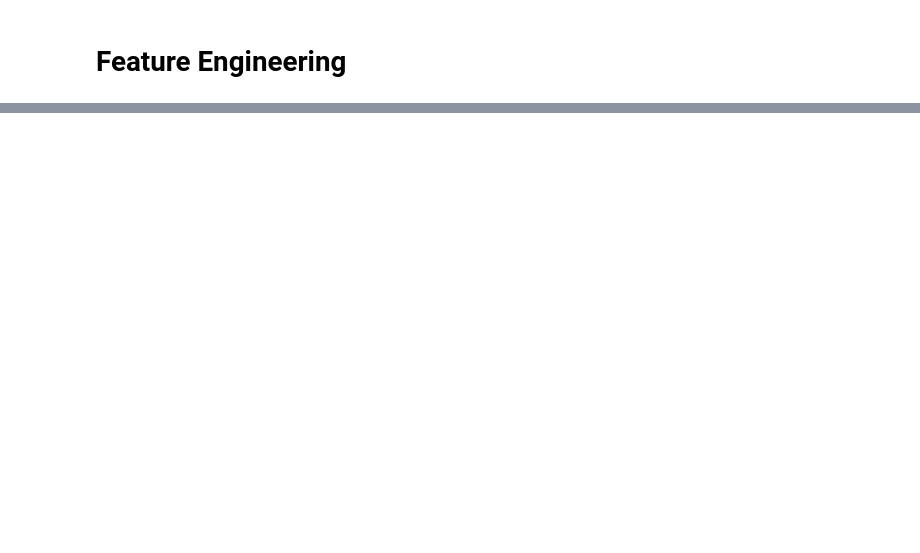
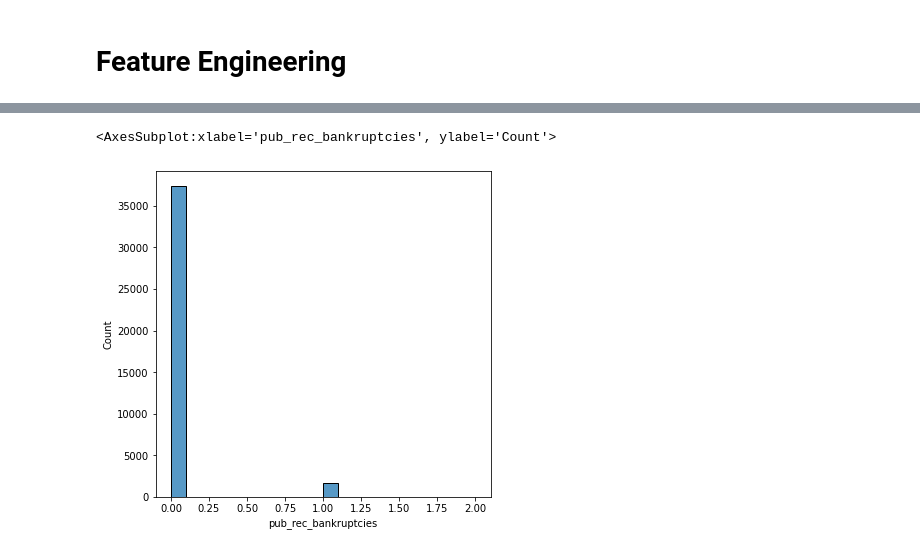
Before and after one commit to GeriNZ/lendingclub, a Jupyter notebook: Beng_Cheong_Cheong.ipynb, the cells around one changed output, grey strips where cells are left out. Cells and saved outputs as stored; diff of their text form; code cells hidden in the pictures; blank space fills up the shorter version.

```diff
--- a/Beng_Cheong_Cheong.ipynb
+++ b/Beng_Cheong_Cheong.ipynb
@@ -173,0 +177,6 @@ df[df['loan_amnt']== df['loan_amnt'].max()].shape
+# %%
+fig, ax = plt.subplots(figsize=(6, 6))
+sns.histplot(data=df, x="pub_rec_bankruptcies", bins=20)
+# %% [output]
+<AxesSubplot:xlabel='pub_rec_bankruptcies', ylabel='Count'>
+[figure, added]
```
Also changed, not shown: parts of 32 cells of this notebook.
